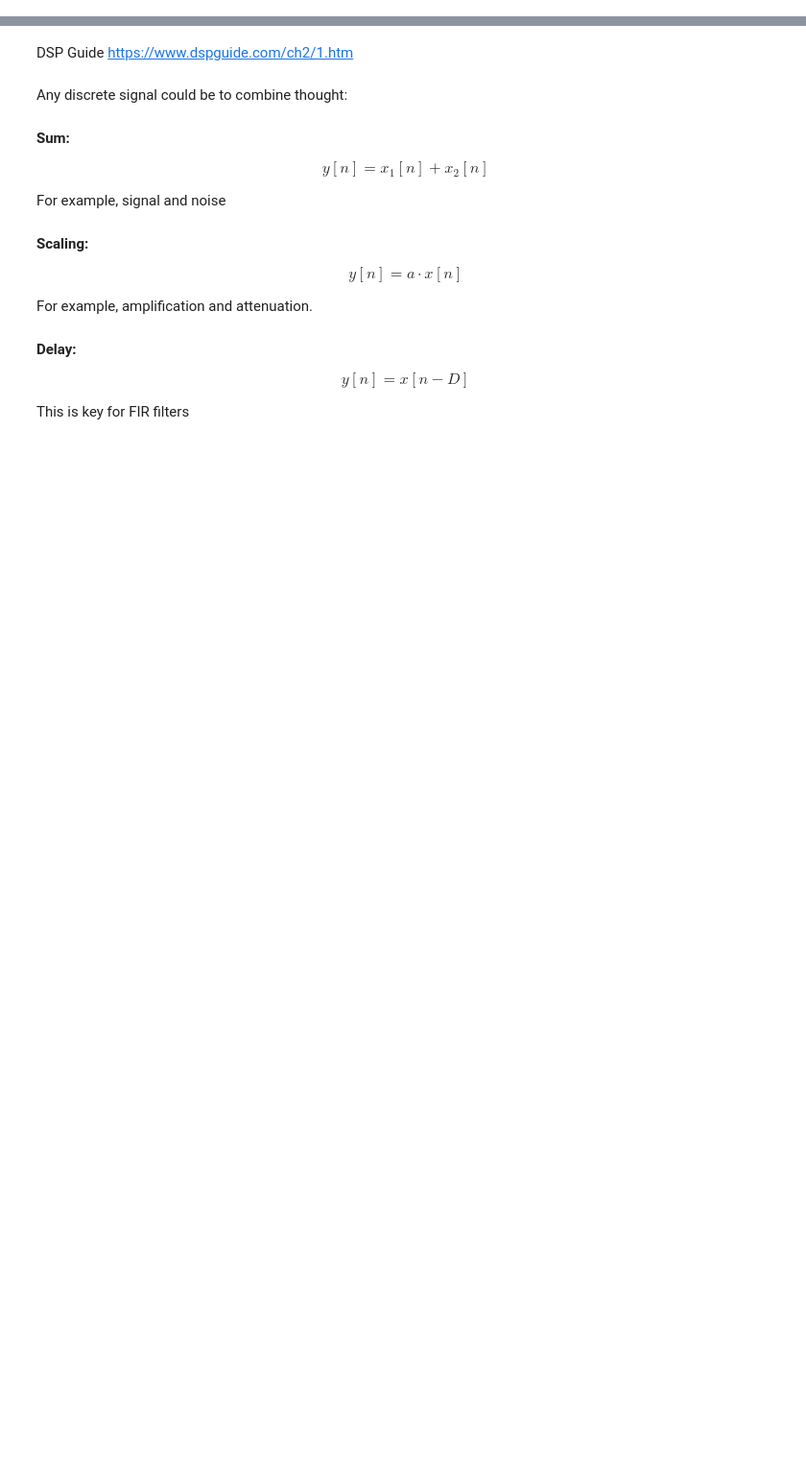
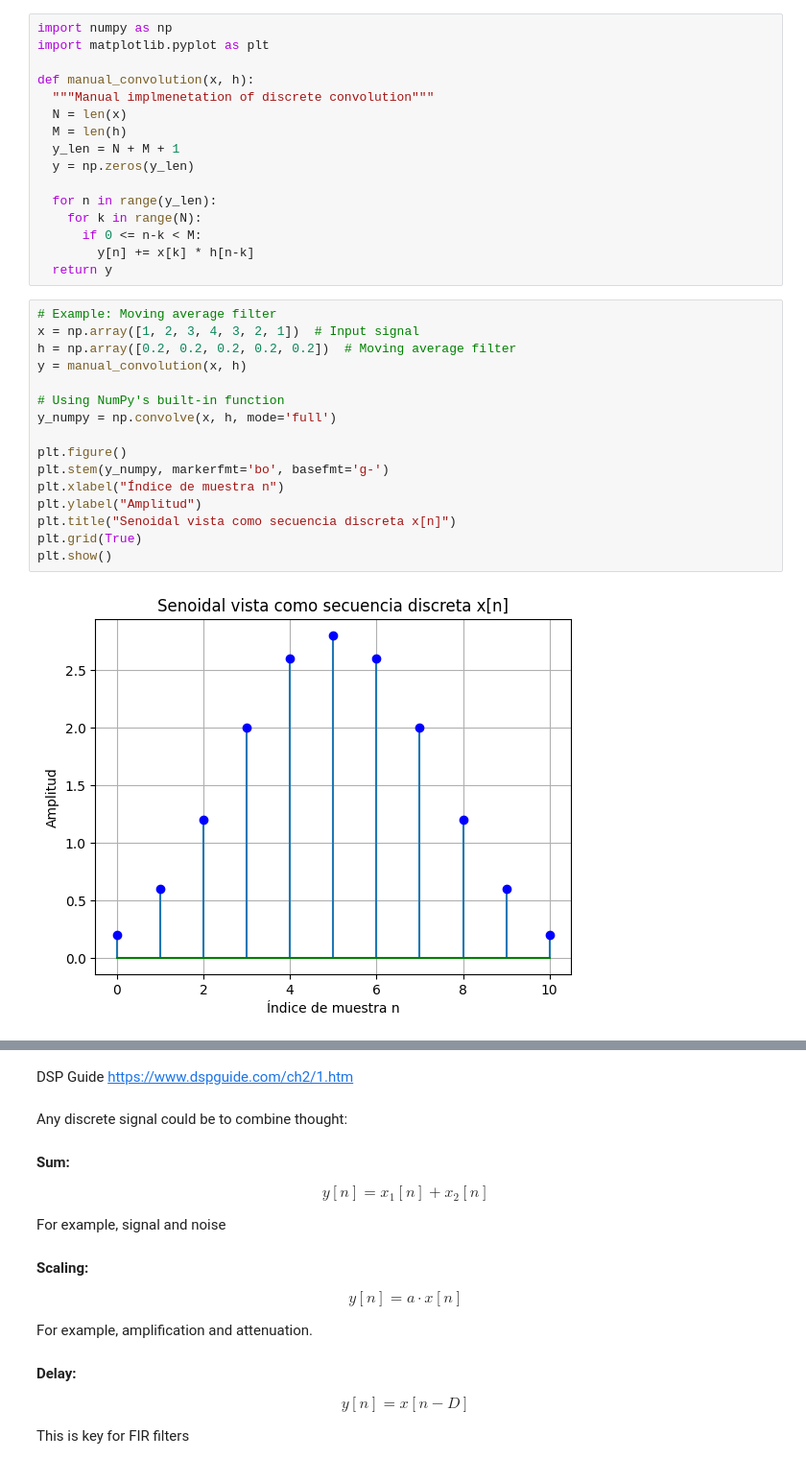
Before and after one commit to dsvallespir/dsp-python, a Jupyter notebook: session1.ipynb, the cells around one changed output, grey strips where cells are left out. Shown at 96% size. Cells and saved outputs as stored; diff of their text form; blank space fills up the shorter version.

```diff
--- a/session1.ipynb
+++ b/session1.ipynb
@@ -0,0 +90,34 @@
+# %%
+import numpy as np
+import matplotlib.pyplot as plt
+
+def manual_convolution(x, h):
+  """Manual implmenetation of discrete convolution"""
+  N = len(x)
+  M = len(h)
+  y_len = N + M + 1
+  y = np.zeros(y_len)
+
+  for n in range(y_len):
+    for k in range(N):
+      if 0 <= n-k < M:
+        y[n] += x[k] * h[n-k]
+  return y
+# %%
+# Example: Moving average filter
+x = np.array([1, 2, 3, 4, 3, 2, 1])  # Input signal
+h = np.array([0.2, 0.2, 0.2, 0.2, 0.2])  # Moving average filter
+y = manual_convolution(x, h)
+
+# Using NumPy's built-in function
+y_numpy = np.convolve(x, h, mode='full')
+
+plt.figure()
+plt.stem(y_numpy, markerfmt='bo', basefmt='g-')
+plt.xlabel("Índice de muestra n")
+plt.ylabel("Amplitud")
+plt.title("Senoidal vista como secuencia discreta x[n]")
+plt.grid(True)
+plt.show()
+# %% [output]
+[figure, added]
```
Also changed, not shown: parts of 8 cells of this notebook.
